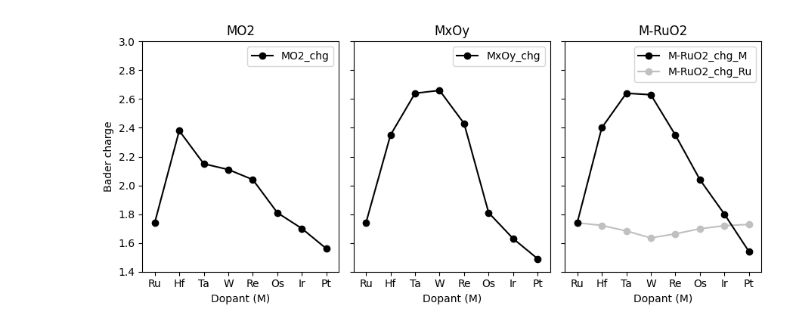
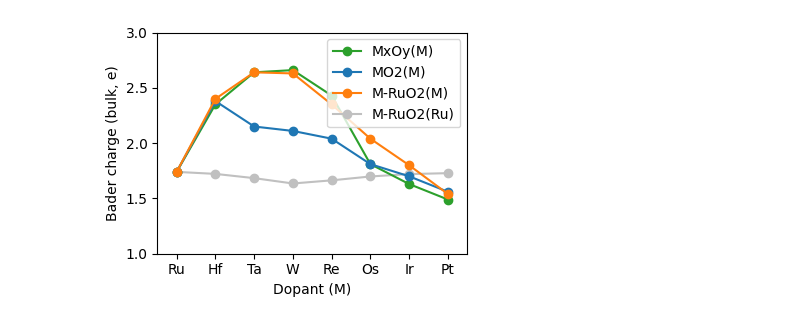
Before and after one commit to jhyeonjung97/tools, a Jupyter notebook: ruo2/icohp.ipynb, the cells around one changed output. Drawn from its saved outputs; the diff is of its cells as text; code cells hidden in the pictures.

```diff
--- a/ruo2/icohp.ipynb
+++ b/ruo2/icohp.ipynb
@@ -37,10 +38,11 @@ dpi = 300
 #         print(f"Failed to delete {f}. Reason: {e}")
 # %%
 data = pd.DataFrame(index=['Ru', 'Hf', 'Ta', 'W', 'Re', 'Os', 'Ir', 'Pt'])
+subdirs = ['0_Ru', '1_Hf', '2_Ta', '3_W', '4_Re', '5_Os', '6_Ir', '7_Pt']
 # %%
 for dir in ['1_bulk_MO2', '2_bulk_MxOy', '3_bulk_M-RuO2']:
     oxide_type = dir.split('_')[2]
-    for subdir in ['0_Ru', '1_Hf', '2_Ta', '3_W', '4_Re', '5_Os', '6_Ir', '7_Pt']:
+    for subdir in subdirs:
         element = subdir.split('_')[1]
         path = os.path.join(root, dir, subdir)
         energy_file = os.path.join(path, 'final_with_calculator.json')
@@ -55,10 +57,9 @@ for dir in ['1_bulk_MO2', '2_bulk_MxOy', '3_bulk_M-RuO2']:
             if oxide_type == 'MxOy':
                 data.loc[element, f'{oxide_type}_os'] = oxidation_state
 
-data['MO2_fe'] = data['MO2_energy'] - (data['MxOy_energy'] + oxygen_potential * (2 - data['MxOy_os'] / 2))
-data['M-RuO2_fe'] = data['M-RuO2_energy'] \
-    - 1/8*(data['MxOy_energy'] + oxygen_potential * (2 - data['MxOy_os'] / 2)) \
-    - 7/8*(data['MxOy_energy']['Ru'] + oxygen_potential * (2 - data['MxOy_os']['Ru'] / 2))
+data['MO2_fe'] = (data['MO2_energy'] - (data['MxOy_energy'] + oxygen_potential * (2 - data['MxOy_os'] / 2)))/3
+data['M-RuO2_fe'] = (data['M-RuO2_energy'] - 1/8*data['MxOy_energy'] - 7/8*(data['MxOy_energy']['Ru'] - 1/16*oxygen_potential*(4-data['MxOy_os']['Ru'])))/3
+data['MxOy_fe'] = data['MxOy_energy']*0
 # data.drop(columns=['MO2_energy', 'MxOy_energy', 'M-RuO2_energy'], inplace=True)
 data
 # %% [output]
@@ -99,7 +134,7 @@ plt.show()
 # %%
 for dir in ['1_bulk_MO2', '2_bulk_MxOy']:
     oxide_type = dir.split('_')[2]
-    for subdir in ['0_Ru', '1_Hf', '2_Ta', '3_W', '4_Re', '5_Os', '6_Ir', '7_Pt']:
+    for subdir in subdirs:
         element = subdir.split('_')[1]
         path = os.path.join(root, dir, subdir)
         chg_file = os.path.join(path, 'atoms_bader_charge.json')
@@ -130,7 +165,7 @@ data
 # %%
 for dir in ['3_bulk_M-RuO2']:
     oxide_type = dir.split('_')[2]
-    for subdir in ['0_Ru', '1_Hf', '2_Ta', '3_W', '4_Re', '5_Os', '6_Ir', '7_Pt']:
+    for subdir in subdirs:
         element = subdir.split('_')[1]
         path = os.path.join(root, dir, subdir)
         atoms = read(os.path.join(path, 'final_with_calculator.json'))
@@ -172,37 +207,35 @@ data
 # %%
-# Plot CHG-related columns for MO2, MxOy, and M-RuO2 side by side.
-fig, axes = plt.subplots(1, 3, figsize=(9, 4), sharey=True)
+plt.figure(figsize=figsize)
 
-groups = ['MO2', 'MxOy', 'M-RuO2']
-colors = ['black', 'silver']
-zorders = [2, 1]
+cols = ['MxOy_chg', 'MO2_chg', 'M-RuO2_chg_M', 'M-RuO2_chg_Ru']
+labels = ['MxOy(M)', 'MO2(M)', 'M-RuO2(M)', 'M-RuO2(Ru)']
+colors = ['tab:green', 'tab:blue', 'tab:orange', 'silver']
+zorders = [2, 3, 4, 1]
 
-for ax, group in zip(axes, groups):
-    group_cols = [c for c in data.columns if group in c and 'chg' in c]
+for i, col in enumerate(cols):
+    if col in data.columns:
+        plt.plot(
+            data.index,
+            data[col],
+            marker='o',
+            label=labels[i % len(labels)],
+            color=colors[i % len(colors)],
+            zorder=zorders[i % len(zorders)]
+        )
 
-    for i, col in enumerate(group_cols):
-        data[col].plot(
-            kind='line',
-            marker='o',
-            ax=ax,
-            color=colors[i % len(colors)],
-            zorder=zorders[i % len(zorders)],
-            label=col,
-        )
-    ax.set_title(group)
-    ax.set_xlabel('Dopant (M)')
+# plt.title('MO2 vs M-RuO2')
+plt.xlabel('Dopant (M)')
+plt.ylabel('Bader charge (bulk, e)')
+plt.ylim(1.0, 3.0)
 
-    ax.set_xlim(-0.5, 7.5)
-    ax.set_xticks(range(len(data.index)))
-    ax.set_xticklabels(data.index.tolist())
-    ax.legend(loc='best')
-
-axes[0].set_ylabel('Bader charge')
-axes[0].set_ylim(1.4, 3.0)
+plt.xlim(-0.5, 7.5)
+plt.legend(loc='best')
+plt.xticks(range(len(data.index)), data.index.tolist())
 
 plt.tight_layout()
-plt.savefig(f'{root}/chg.png', dpi=dpi)
+plt.savefig(f'{root}/figures/bulk_bader_charge.png', dpi=dpi, transparent=True)
 plt.show()
+plt.close()
 # %% [output]
-[figure, old version]
+[figure, new version]
 # %%
```
Also changed, not shown: parts of 24 cells of this notebook.
